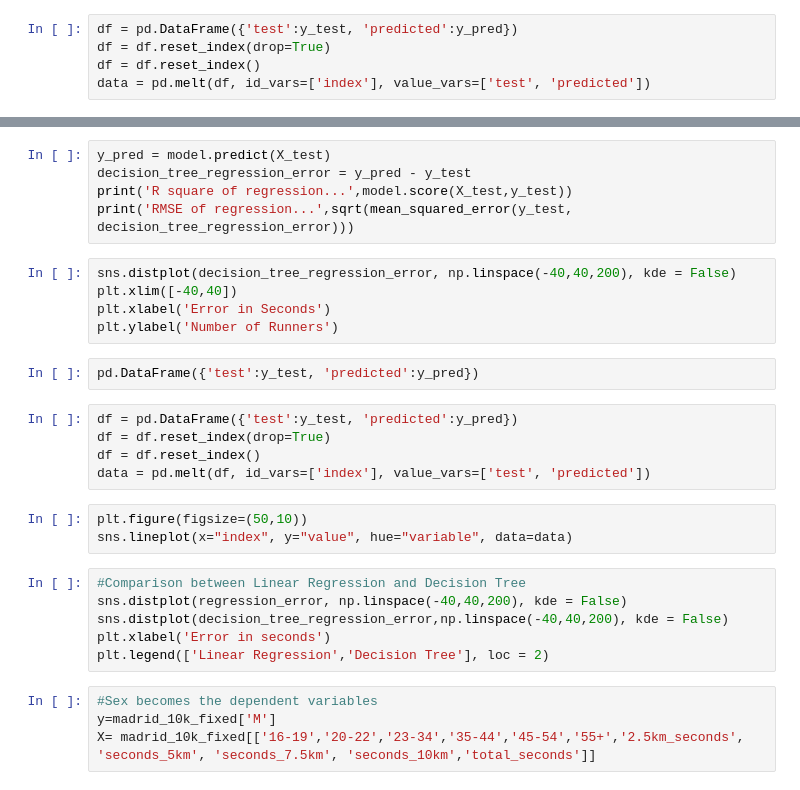
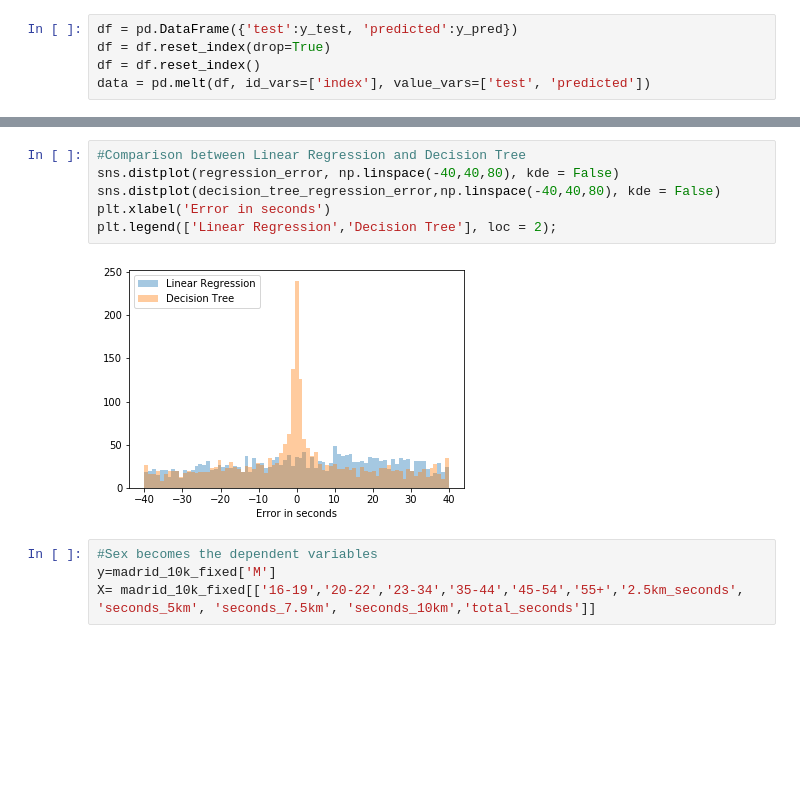
Before and after one commit to paoloironhack/dataptams2020, a Jupyter notebook: projects/Project_5_machine_learning/your-code/Madrid 10K Run ML.ipynb, the cells around one changed output, grey strips where cells are left out. Cells and saved outputs as stored; diff of their text form; blank space fills up the shorter version.

```diff
--- a/projects/Project_5_machine_learning/your-code/Madrid 10K Run ML.ipynb
+++ b/projects/Project_5_machine_learning/your-code/Madrid 10K Run ML.ipynb
@@ -260,29 +484,11 @@ model.score(X_test, y_test)
-# %%
-y_pred = model.predict(X_test)
-decision_tree_regression_error = y_pred - y_test
-print('R square of regression...',model.score(X_test,y_test))
-print('RMSE of regression...',sqrt(mean_squared_error(y_test, decision_tree_regression_error)))
-# %%
-sns.distplot(decision_tree_regression_error, np.linspace(-40,40,200), kde = False)
-plt.xlim([-40,40])
-plt.xlabel('Error in Seconds')
-plt.ylabel('Number of Runners')
-# %%
-pd.DataFrame({'test':y_test, 'predicted':y_pred})
-# %%
-df = pd.DataFrame({'test':y_test, 'predicted':y_pred})
-df = df.reset_index(drop=True)
-df = df.reset_index()
-data = pd.melt(df, id_vars=['index'], value_vars=['test', 'predicted'])
-# %%
-plt.figure(figsize=(50,10))
-sns.lineplot(x="index", y="value", hue="variable", data=data)
 # %%
 #Comparison between Linear Regression and Decision Tree
-sns.distplot(regression_error, np.linspace(-40,40,200), kde = False)
-sns.distplot(decision_tree_regression_error,np.linspace(-40,40,200), kde = False)
+sns.distplot(regression_error, np.linspace(-40,40,80), kde = False)
+sns.distplot(decision_tree_regression_error,np.linspace(-40,40,80), kde = False)
 plt.xlabel('Error in seconds')
-plt.legend(['Linear Regression','Decision Tree'], loc = 2)
+plt.legend(['Linear Regression','Decision Tree'], loc = 2);
+# %% [output]
+[figure, added]
 # %%
 #Sex becomes the dependent variables
 y=madrid_10k_fixed['M']
```
Also changed, not shown: parts of 40 cells of this notebook.
